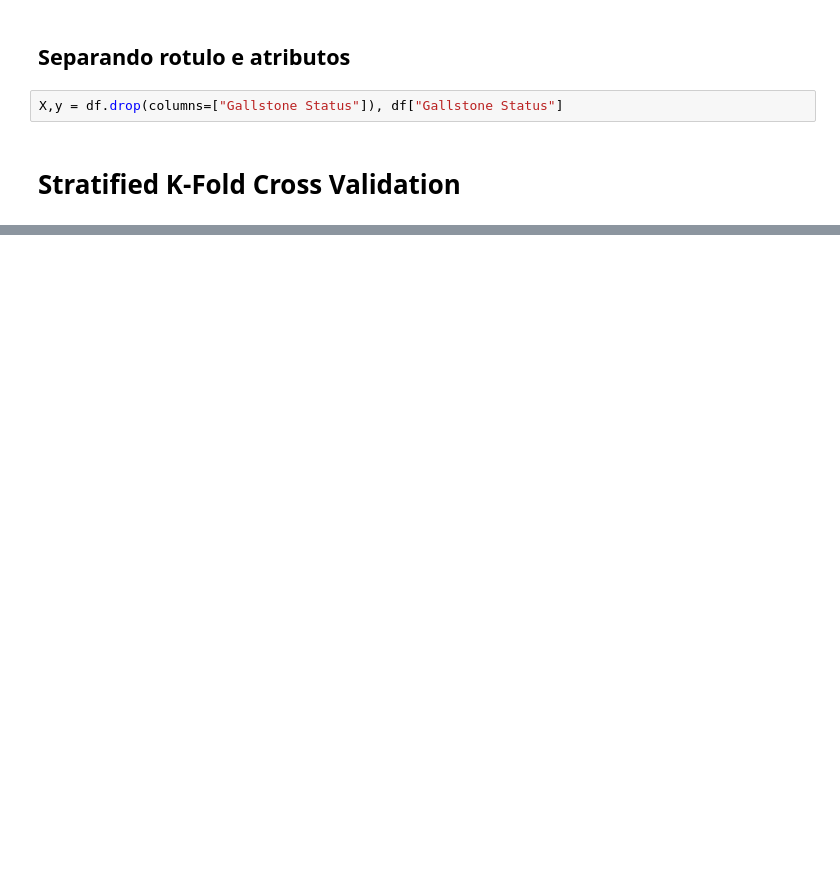
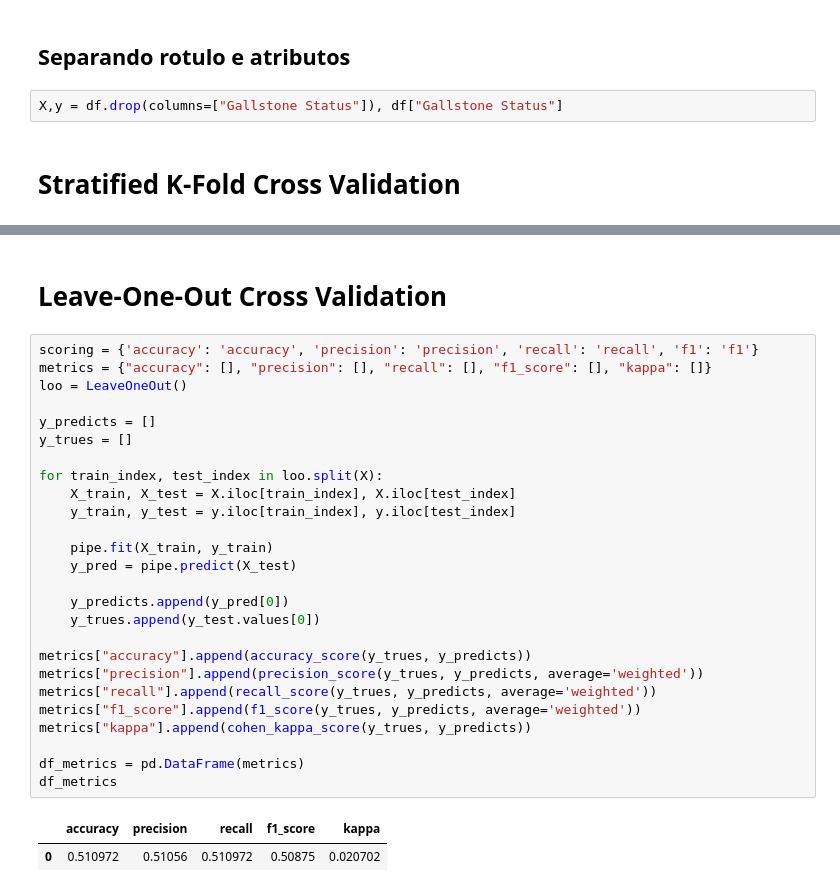
Before and after one commit to KauaHenSilva/SI_Classificacao, a Jupyter notebook: main.ipynb, the cells around one changed output, grey strips where cells are left out. Drawn from its saved outputs; the diff is of its cells as text; blank space fills up the shorter version.

```diff
--- a/main.ipynb
+++ b/main.ipynb
@@ -122,0 +153,31 @@ Kappa: Mean = 0.3513, Std = 0.1534
+# %% [markdown]
+# Leave-One-Out Cross Validation
+# %%
+scoring = {'accuracy': 'accuracy', 'precision': 'precision', 'recall': 'recall', 'f1': 'f1'}
+metrics = {"accuracy": [], "precision": [], "recall": [], "f1_score": [], "kappa": []}
+loo = LeaveOneOut()
+
+y_predicts = []
+y_trues = []
+
+for train_index, test_index in loo.split(X):
+    X_train, X_test = X.iloc[train_index], X.iloc[test_index]
+    y_train, y_test = y.iloc[train_index], y.iloc[test_index]
+
+    pipe.fit(X_train, y_train)
+    y_pred = pipe.predict(X_test)
+
+    y_predicts.append(y_pred[0])
+    y_trues.append(y_test.values[0])
+
+metrics["accuracy"].append(accuracy_score(y_trues, y_predicts))
+metrics["precision"].append(precision_score(y_trues, y_predicts, average='weighted'))
+metrics["recall"].append(recall_score(y_trues, y_predicts, average='weighted'))
+metrics["f1_score"].append(f1_score(y_trues, y_predicts, average='weighted'))
+metrics["kappa"].append(cohen_kappa_score(y_trues, y_predicts))
+
+df_metrics = pd.DataFrame(metrics)
+df_metrics
+# %% [output]
+|  | accuracy | precision | recall | f1_score | kappa |
+| 0 | 0.510972 | 0.51056 | 0.510972 | 0.50875 | 0.020702 |
```
Also changed, not shown: parts of 10 cells of this notebook.
